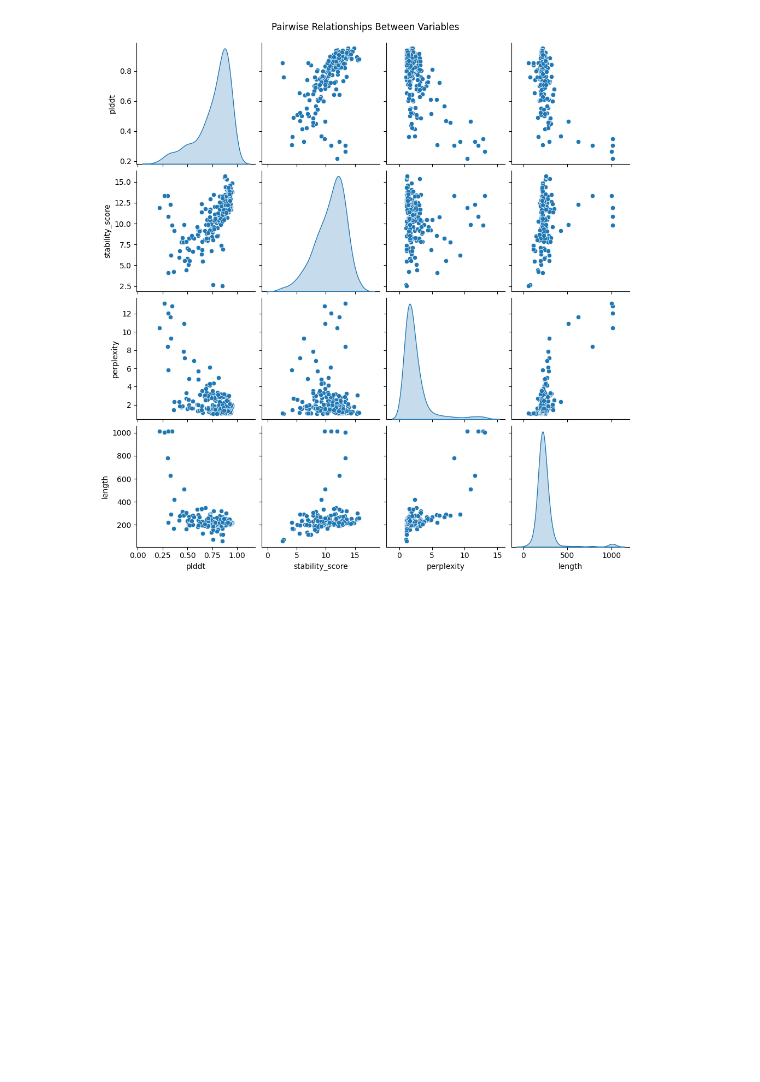
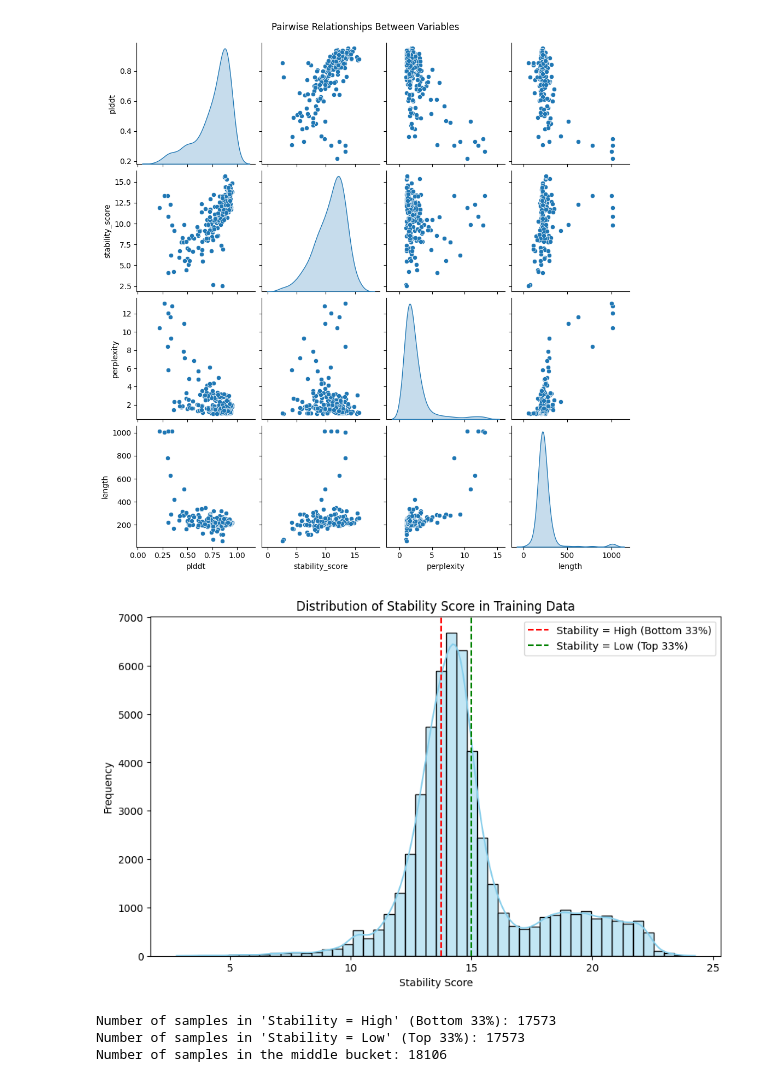
Before and after one commit to nahummaru/prot-rl, a Jupyter notebook: DPO_ZymCTRL/analysis.ipynb, the cells around one changed output. Cells and saved outputs as stored; diff of their text form; code cells hidden in the pictures; blank space fills up the shorter version.

```diff
--- a/DPO_ZymCTRL/analysis.ipynb
+++ b/DPO_ZymCTRL/analysis.ipynb
@@ -101,0 +106,53 @@ plt.show()
+# %%
+import pandas as pd
+from sklearn.model_selection import train_test_split
+
+# Read the combined CSV file
+df = pd.read_csv('brenda/sequences.csv')
+
+# Shuffle and split the data
+train_df, val_df = train_test_split(df, test_size=0.1, random_state=42, shuffle=True)
+
+# Save the train and validation dataframes to new CSV files
+train_df.to_csv('brenda/train_sequences.csv', index=False)
+val_df.to_csv('brenda/val_sequences.csv', index=False)
+# %%
+import matplotlib.pyplot as plt
+
+# Define the percentile threshold
+percentile_threshold = 0.33
+
+# Plot the distribution of stability_score for train_df
+plt.figure(figsize=(10, 6))
+sns.histplot(train_df['stability_score'], bins=50, kde=True, color='skyblue')
+plt.title('Distribution of Stability Score in Training Data')
+plt.xlabel('Stability Score')
+plt.ylabel('Frequency')
+
+# Calculate percentiles
+low_threshold = train_df['stability_score'].quantile(percentile_threshold)
+high_threshold = train_df['stability_score'].quantile(1 - percentile_threshold)
+
+# Plot lines for top 15% and bottom 15% percentiles
+plt.axvline(low_threshold, color='red', linestyle='--', label=f'Stability = High (Bottom {percentile_threshold*100:.0f}%)')
+plt.axvline(high_threshold, color='green', linestyle='--', label=f'Stability = Low (Top {percentile_threshold*100:.0f}%)')
+
+# Add legend
+plt.legend()
+
+# Show plot
+plt.show()
+
+# Calculate and print the number of samples in each bucket
+low_count = train_df[train_df['stability_score'] <= low_threshold].shape[0]
+high_count = train_df[train_df['stability_score'] >= high_threshold].shape[0]
+middle_count = train_df[(train_df['stability_score'] > low_threshold) & (train_df['stability_score'] < high_threshold)].shape[0]
+
+print(f"Number of samples in 'Stability = High' (Bottom {percentile_threshold*100:.0f}%): {low_count}")
+print(f"Number of samples in 'Stability = Low' (Top {percentile_threshold*100:.0f}%): {high_count}")
+print(f"Number of samples in the middle bucket: {middle_count}")
+# %% [output]
+[figure, added]
+Number of samples in 'Stability = High' (Bottom 33%): 17573
+Number of samples in 'Stability = Low' (Top 33%): 17573
+Number of samples in the middle bucket: 18106
```
Also changed, not shown: parts of 2 cells of this notebook, 5 other files.
